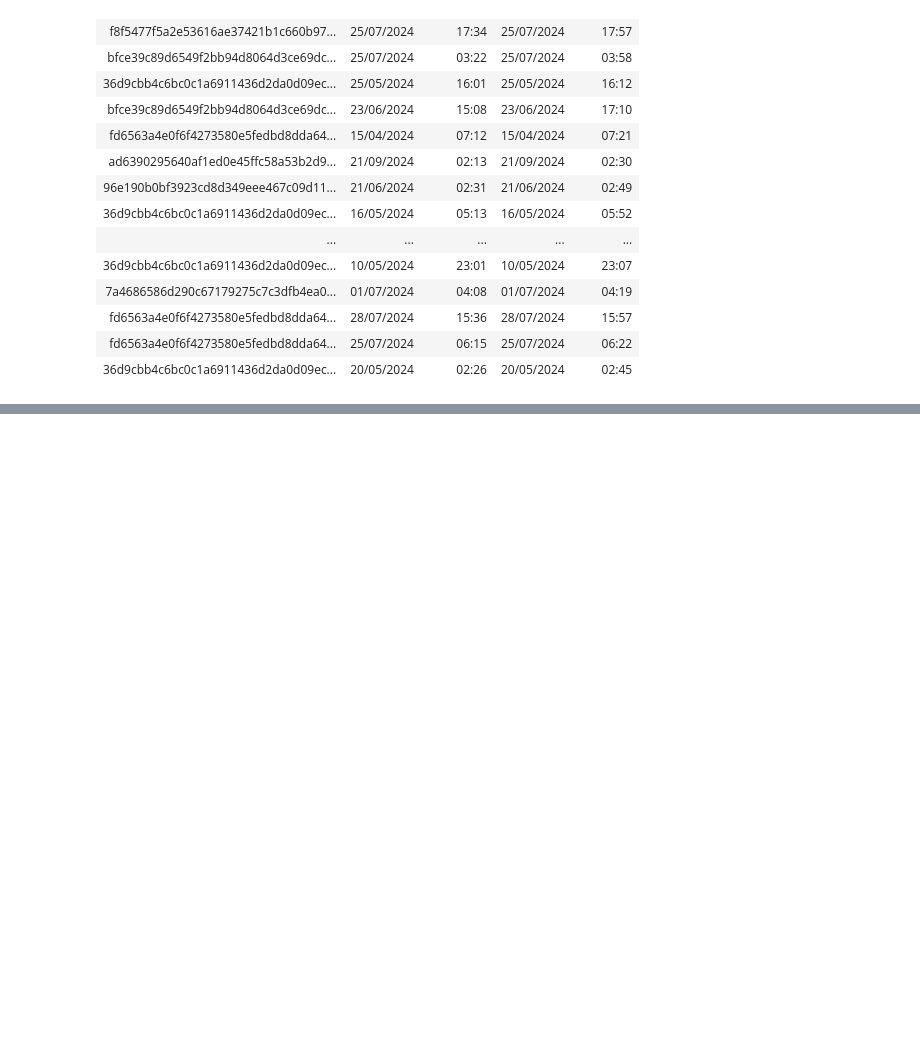
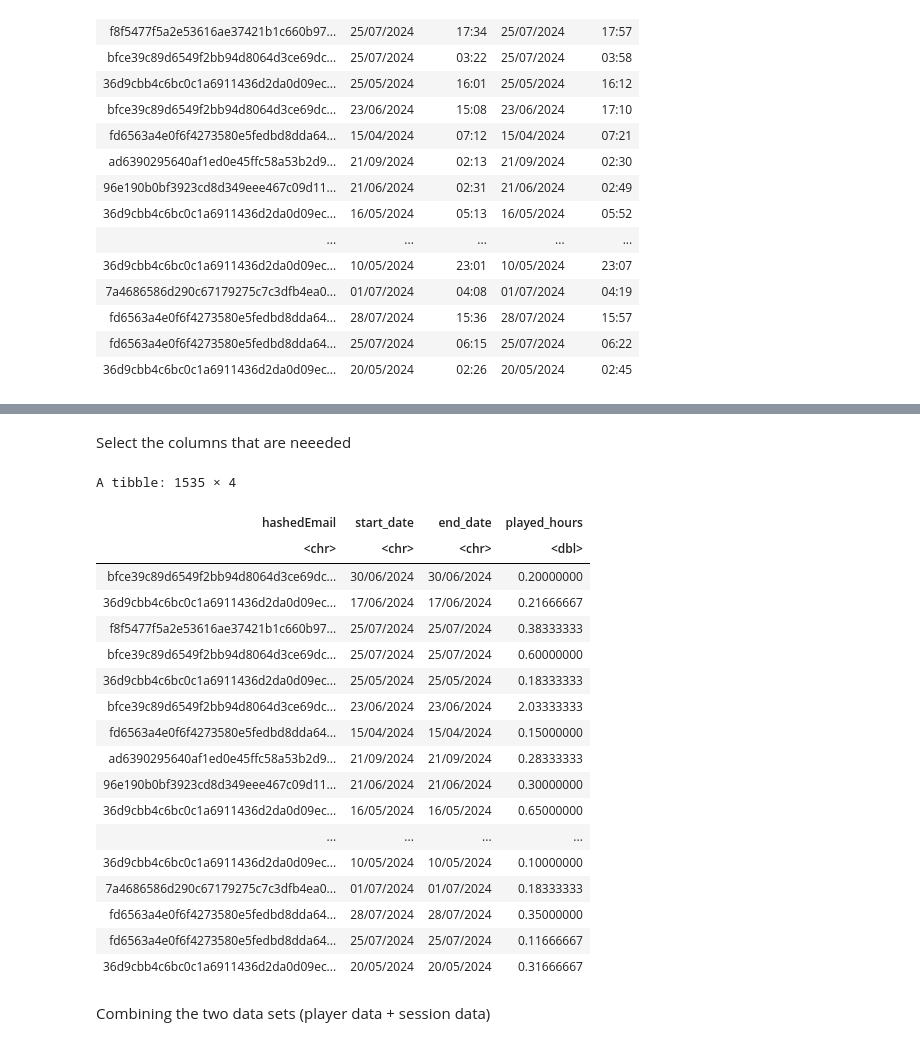
Before and after one commit to SimranHeir/DSCI-100-Project-Planning-Stage-Individual-Simran-Heir, a Jupyter notebook: Project Planning Individual Stage Notebook - Simran Heir.ipynb, the cells around one changed output, grey strips where cells are left out. Cells and saved outputs as stored; diff of their text form; code cells hidden in the pictures; blank space fills up the shorter version.

```diff
--- a/Project Planning Individual Stage Notebook - Simran Heir.ipynb
+++ b/Project Planning Individual Stage Notebook - Simran Heir.ipynb
@@ -154,2 +188,30 @@ Combining the two data sets (player data + session data)
+# %% [markdown]
+Select the columns that are neeeded
+# %%
+session_data <- played_hours |>
+    select (hashedEmail, start_date, end_date, played_hours)
+session_data
+# %% [output]
+A tibble: 1535 × 4
+| hashedEmail | start_date | end_date | played_hours |
+| <chr> | <chr> | <chr> | <dbl> |
+| bfce39c89d6549f2bb94d8064d3ce69dc... | 30/06/2024 | 30/06/2024 | 0.20000000 |
+| 36d9cbb4c6bc0c1a6911436d2da0d09ec... | 17/06/2024 | 17/06/2024 | 0.21666667 |
+| f8f5477f5a2e53616ae37421b1c660b97... | 25/07/2024 | 25/07/2024 | 0.38333333 |
+| bfce39c89d6549f2bb94d8064d3ce69dc... | 25/07/2024 | 25/07/2024 | 0.60000000 |
+| 36d9cbb4c6bc0c1a6911436d2da0d09ec... | 25/05/2024 | 25/05/2024 | 0.18333333 |
+| bfce39c89d6549f2bb94d8064d3ce69dc... | 23/06/2024 | 23/06/2024 | 2.03333333 |
+| fd6563a4e0f6f4273580e5fedbd8dda64... | 15/04/2024 | 15/04/2024 | 0.15000000 |
+| ad6390295640af1ed0e45ffc58a53b2d9... | 21/09/2024 | 21/09/2024 | 0.28333333 |
+| 96e190b0bf3923cd8d349eee467c09d11... | 21/06/2024 | 21/06/2024 | 0.30000000 |
+| 36d9cbb4c6bc0c1a6911436d2da0d09ec... | 16/05/2024 | 16/05/2024 | 0.65000000 |
+| ... | ... | ... | ... |
+| 36d9cbb4c6bc0c1a6911436d2da0d09ec... | 10/05/2024 | 10/05/2024 | 0.10000000 |
+| 7a4686586d290c67179275c7c3dfb4ea0... | 01/07/2024 | 01/07/2024 | 0.18333333 |
+| fd6563a4e0f6f4273580e5fedbd8dda64... | 28/07/2024 | 28/07/2024 | 0.35000000 |
+| fd6563a4e0f6f4273580e5fedbd8dda64... | 25/07/2024 | 25/07/2024 | 0.11666667 |
+| 36d9cbb4c6bc0c1a6911436d2da0d09ec... | 20/05/2024 | 20/05/2024 | 0.31666667 |
+# %% [markdown]
+Combining the two data sets (player data + session data)
 # %%
 #use full join when ready
```
Also changed, not shown: parts of 2 cells of this notebook.
